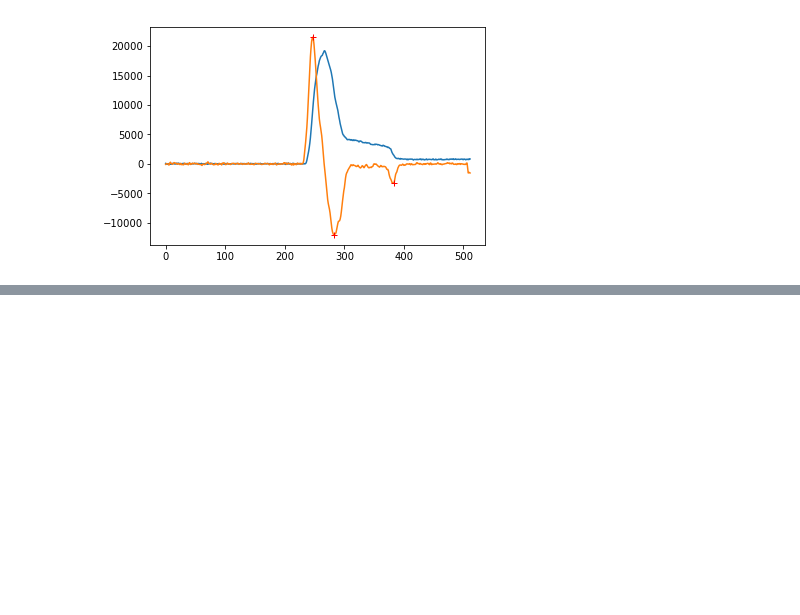
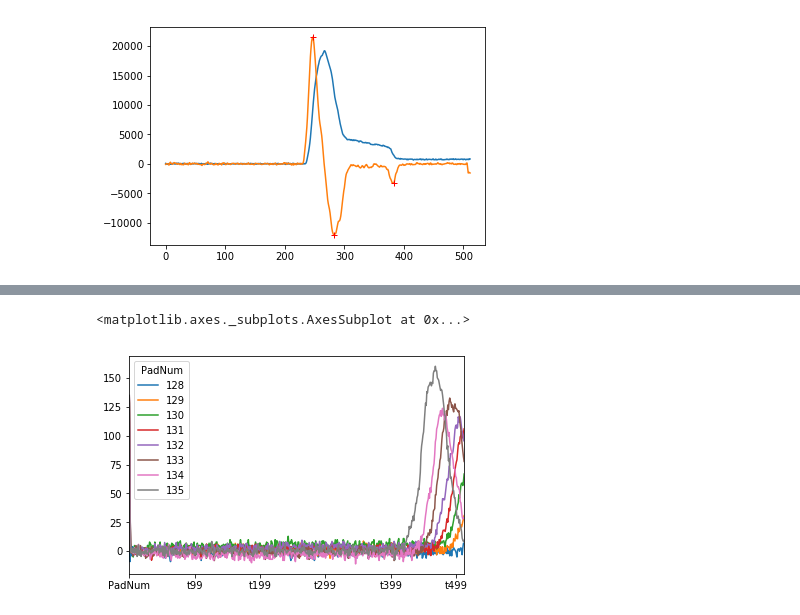
Before and after one commit to tbjc1magic/tbjcATTPCroot2, a Jupyter notebook: tbjcVisualizer/Visualizer.ipynb, the cells around one changed output, grey strips where cells are left out. Cells and saved outputs as stored; diff of their text form; code cells hidden in the pictures; blank space fills up the shorter version.

```diff
--- a/tbjcVisualizer/Visualizer.ipynb
+++ b/tbjcVisualizer/Visualizer.ipynb
@@ -128,0 +145,8 @@ ax.set_ylabel('y')
+# %%
+sub1 = ADCdf[ADCdf['EventID']==21]
+sub1 = sub1.set_index('PadNum',drop=False)
+#print sub1
+sub1.ix[range(128,136)].iloc[:,2:].T.plot()
+# %% [output]
+<matplotlib.axes._subplots.AxesSubplot at 0x...>
+[figure, added]
```
Also changed, not shown: parts of 4 cells of this notebook, 1 other file.
